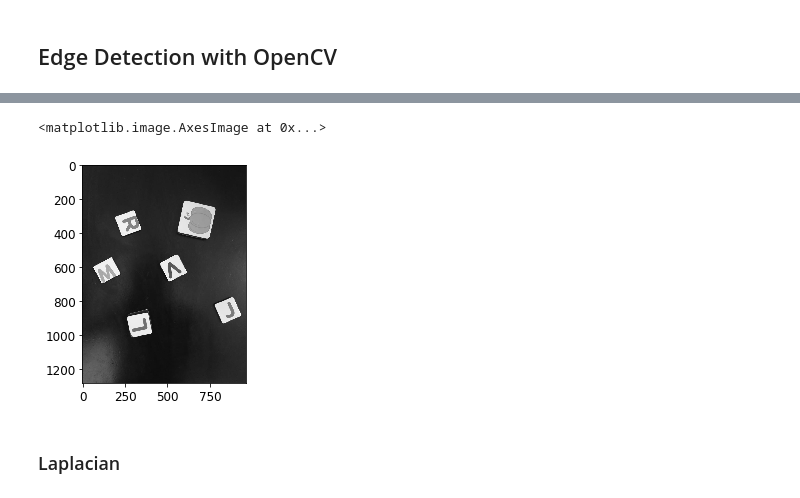
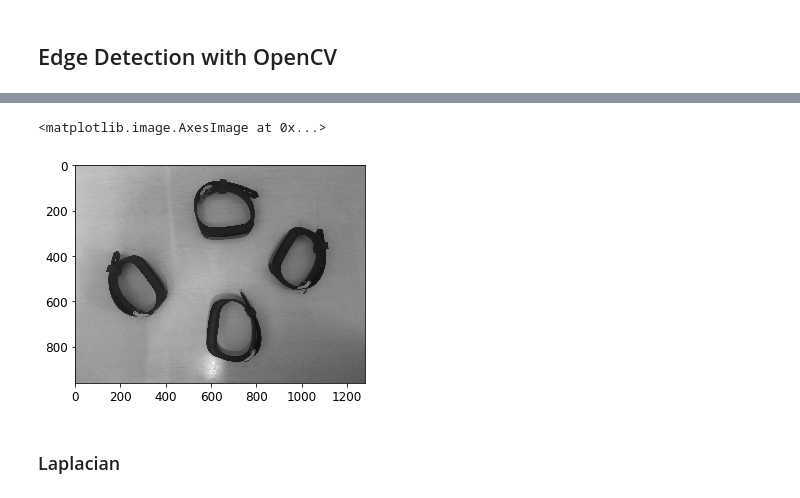
Before and after one commit to cloudxlab/opencv-intro, a Jupyter notebook: 6_edge_detection.ipynb, the cells around one changed output, grey strips where cells are left out. Drawn from its saved outputs; the diff is of its cells as text; code cells hidden in the pictures.

Commit message:
Added images to explain edge detection

```diff
--- a/6_edge_detection.ipynb
+++ b/6_edge_detection.ipynb
@@ -18,13 +27,13 @@ mpl.rc('ytick', labelsize=12)
 def fixColor(image):
     return(cv2.cvtColor(image, cv2.COLOR_BGR2RGB))
 # %%
-image = cv2.imread("images/squares.jpg")
+image = cv2.imread("images/wristbands.jpg")
 image = cv2.cvtColor(image, cv2.COLOR_BGR2GRAY)
 
 plt.imshow(fixColor(image))
 # %% [output]
 <matplotlib.image.AxesImage at 0x...>
-[figure, old version]
+[figure, new version]
 # %% [markdown]
 ### Laplacian
 # %% [markdown]
```
Also changed, not shown: parts of 8 cells of this notebook, 7 other files.
